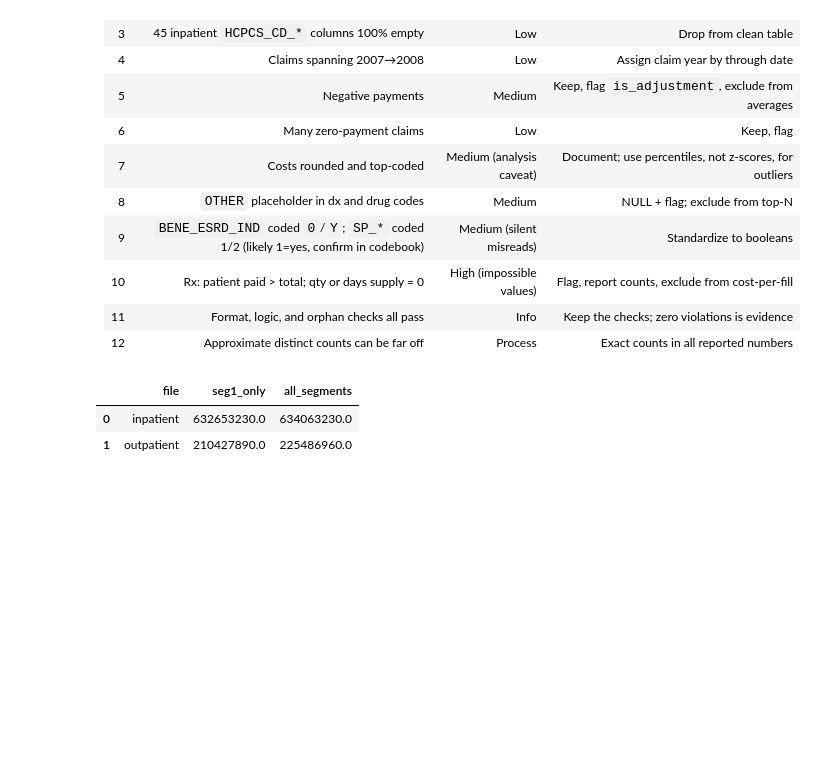
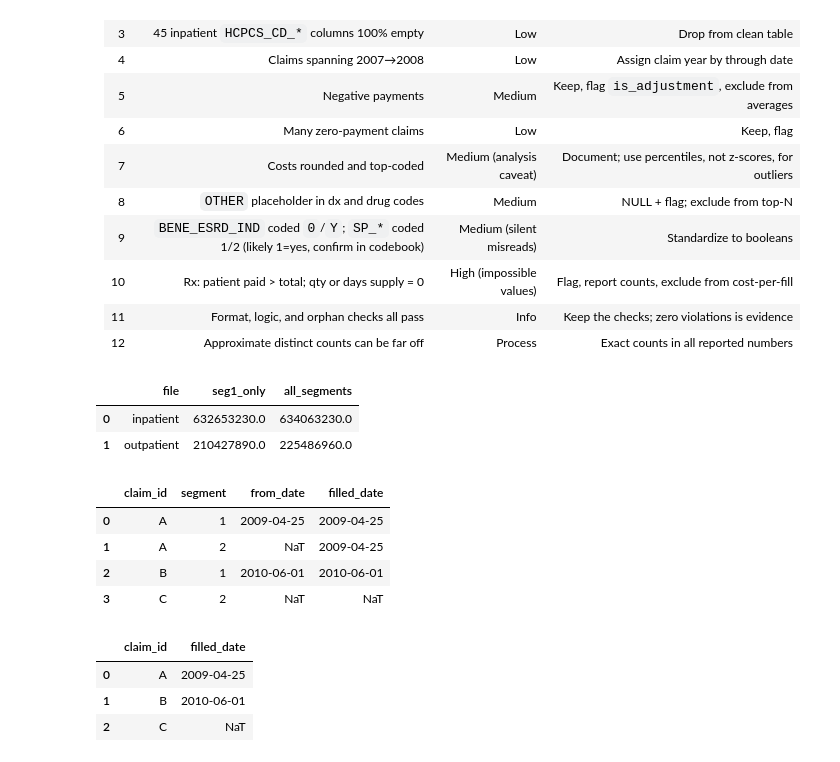
Before and after one commit to i9ormaslov/healthcare-claims-pipeline, a Jupyter notebook: notebooks/01_profile_raw.ipynb, the cells around one changed output. Drawn from its saved outputs; the diff is of its cells as text; code cells hidden in the pictures; blank space fills up the shorter version.

Commit message:
Phase 2a: shared config, typed clean layer with flags and segment date inheritance

```diff
--- a/notebooks/01_profile_raw.ipynb
+++ b/notebooks/01_profile_raw.ipynb
@@ -432,3 +432,33 @@ FROM raw.outpatient
 |  | file | seg1_only | all_segments |
 | 0 | inpatient | 632653230.0 | 634063230.0 |
 | 1 | outpatient | 210427890.0 | 225486960.0 |
+# %%
+q("""
+WITH t(claim_id, segment, from_date) AS (
+    VALUES  ('A', 1, DATE '2009-04-25'), ('A', 2, NULL),
+            ('B', 1, DATE '2010-06-01'), ('C', 2, NULL)
+)
+SELECT claim_id, segment, from_date,
+    MAX(from_date) OVER (PARTITION BY claim_id) AS filled_date
+FROM t ORDER BY claim_id, segment
+""")
+# %% [output]
+|  | claim_id | segment | from_date | filled_date |
+| 0 | A | 1 | 2009-04-25 | 2009-04-25 |
+| 1 | A | 2 | NaT | 2009-04-25 |
+| 2 | B | 1 | 2010-06-01 | 2010-06-01 |
+| 3 | C | 2 | NaT | NaT |
+# %%
+q("""
+WITH t(claim_id, segment, from_date) AS (
+    VALUES  ('A', 1, DATE '2009-04-25'), ('A', 2, NULL),
+            ('B', 1, DATE '2010-06-01'), ('C', 2, NULL)
+)
+SELECT claim_id, MAX(from_date) AS filled_date
+FROM t GROUP BY claim_id ORDER BY claim_id
+""")
+# %% [output]
+|  | claim_id | filled_date |
+| 0 | A | 2009-04-25 |
+| 1 | B | 2010-06-01 |
+| 2 | C | NaT |
```
Also changed, not shown: parts of 2 cells of this notebook.
